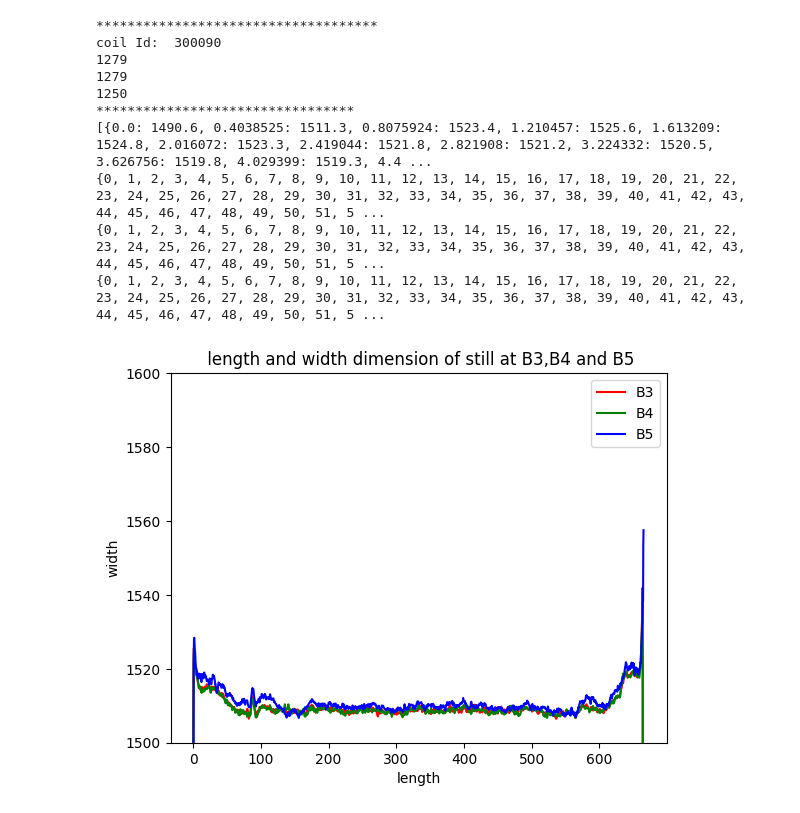
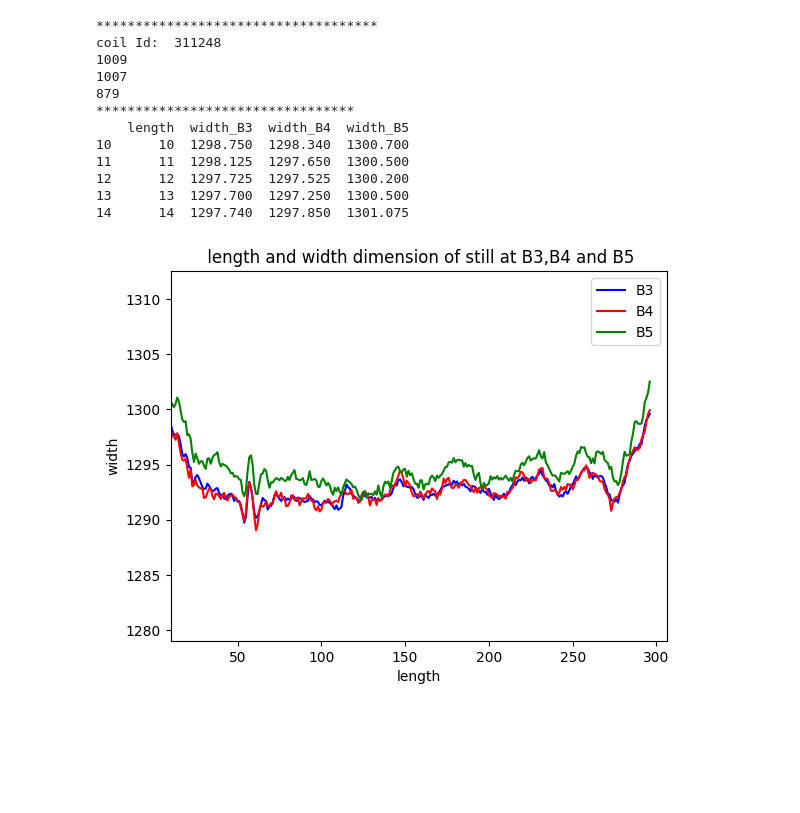
Before and after one commit to AmanuelZeredawit/Anomaly-detection-and-classification, a Jupyter notebook: analysis.ipynb, the cells around one changed output. Drawn from its saved outputs; the diff is of its cells as text; code cells hidden in the pictures; blank space fills up the shorter version.

```diff
--- a/analysis.ipynb
+++ b/analysis.ipynb
@@ -93,55 +107,46 @@ def label_observation():
      coil_df = pd.read_excel('data/CoilDataInput.xlsx')
      count = 0
 
-     measurement = get_measurement(300090)
-     print(measurement)
+     measurement_df = get_measurement(311248)
+     # 311210 empty b5
+     # 311248 good
 
-     for element in measurement:
-        a = set()
-        for key,value in element.items():
-          a.add(int(key))
-        print(a)
-
-
-
-
-
-     return measurement
+     return measurement_df
 # %%
 def visualize_measurments():
-    measurement = label_observation()
+    measurement_df = label_observation()
+    x_upper_limit = measurement_df['length'].max() - 10
 
-    b3 = measurement[0].items()
-    b4 = measurement[1].items()
-    b5 = measurement[2].items()
+    measurement_df=measurement_df[(measurement_df.length >=10) &(measurement_df.length <= x_upper_limit -10)]
+    y_lower_limit, y_higher_limit = measurement_df[['width_B3', 'width_B4','width_B5']].min().min().min(), measurement_df[['width_B3', 'width_B4','width_B5']].max().max().max()
+    print(measurement_df.head())
 
-
-    x_3, y_3 = zip(*b3)
-    x_4, y_4 = zip(*b4)
-    x_5, y_5 = zip(*b5)
-
-    plt.plot(x_3, y_3, color = 'r', label = 'B3')
-    plt.plot(x_4, y_4, color = 'g', label = 'B4')
-    plt.plot(x_5, y_5, color = 'b', label = 'B5')
+    plt.plot(measurement_df['length'], measurement_df['width_B3'], color = 'b', label = 'B3')
+    plt.plot(measurement_df['length'], measurement_df['width_B4'], color = 'r', label = 'B4')
+    plt.plot(measurement_df['length'], measurement_df['width_B5'], color = 'g', label = 'B5')
 
     plt.xlabel("length")
     plt.ylabel("width")
     plt.title(" length and width dimension of still at B3,B4 and B5")
-    plt.ylim(1500, 1550)
-    plt.xlim(0,500)
+
+    # need to limit according to data
+    plt.ylim(y_lower_limit -10, y_higher_limit + 10)
+    plt.xlim(10,x_upper_limit)
     plt.legend()
     plt.show()
 
 visualize_measurments()
 # %% [output]
 ************************************
-coil Id:  300090
-1279
-1279
-1250
+coil Id:  311248
+1009
+1007
+879
 *********************************
-[{0.0: 1490.6, 0.4038525: 1511.3, 0.8075924: 1523.4, 1.210457: 1525.6, 1.613209: 1524.8, 2.016072: 1523.3, 2.419044: 1521.8, 2.821908: 1521.2, 3.224332: 1520.5, 3.626756: 1519.8, 4.029399: 1519.3, 4.4 ...
-{0, 1, 2, 3, 4, 5, 6, 7, 8, 9, 10, 11, 12, 13, 14, 15, 16, 17, 18, 19, 20, 21, 22, 23, 24, 25, 26, 27, 28, 29, 30, 31, 32, 33, 34, 35, 36, 37, 38, 39, 40, 41, 42, 43, 44, 45, 46, 47, 48, 49, 50, 51, 5 ...
-{0, 1, 2, 3, 4, 5, 6, 7, 8, 9, 10, 11, 12, 13, 14, 15, 16, 17, 18, 19, 20, 21, 22, 23, 24, 25, 26, 27, 28, 29, 30, 31, 32, 33, 34, 35, 36, 37, 38, 39, 40, 41, 42, 43, 44, 45, 46, 47, 48, 49, 50, 51, 5 ...
-{0, 1, 2, 3, 4, 5, 6, 7, 8, 9, 10, 11, 12, 13, 14, 15, 16, 17, 18, 19, 20, 21, 22, 23, 24, 25, 26, 27, 28, 29, 30, 31, 32, 33, 34, 35, 36, 37, 38, 39, 40, 41, 42, 43, 44, 45, 46, 47, 48, 49, 50, 51, 5 ...
+    length  width_B3  width_B4  width_B5
+10      10  1298.750  1298.340  1300.700
+11      11  1298.125  1297.650  1300.500
+12      12  1297.725  1297.525  1300.200
+13      13  1297.700  1297.250  1300.500
+14      14  1297.740  1297.850  1301.075
-[figure, old version]
+[figure, new version]
```
Also changed, not shown: parts of 2 cells of this notebook.
